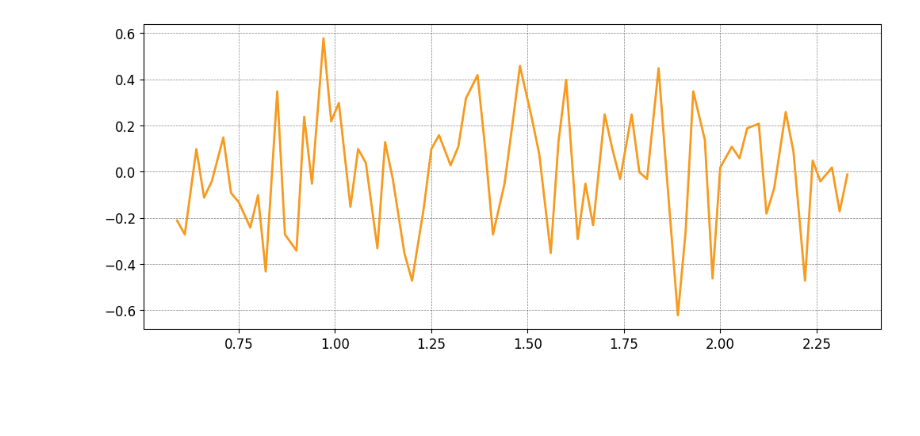
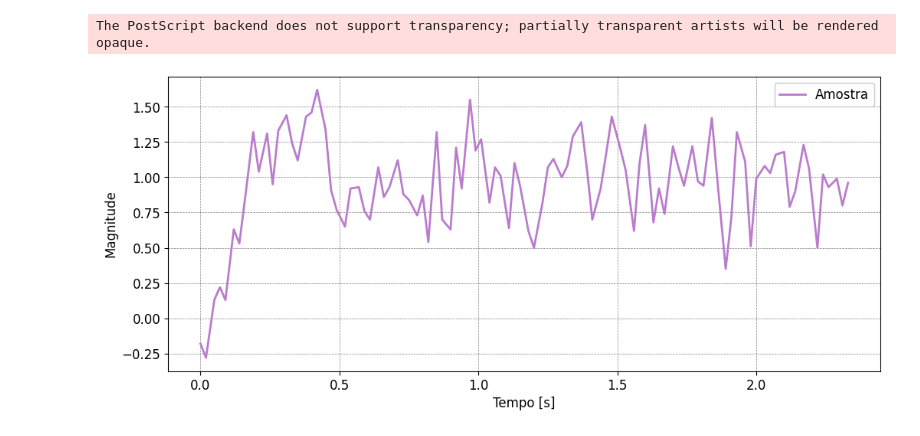
Before and after one commit to ErickNMA/Inst._Ind., a Jupyter notebook: Atividade_3/analise_sinal2.ipynb, the cells around one changed output. Saved outputs shown, nothing was run; the diff lists cells and outputs as text; code cells hidden in the pictures; blank space fills up the shorter version.

```diff
--- a/Atividade_3/analise_sinal2.ipynb
+++ b/Atividade_3/analise_sinal2.ipynb
@@ -31,10 +16,16 @@ plt.show()
-# %%
-media = np.mean(dados)
-sig_noise = (dados-media)
-
-#Sinal excluindo a média:
-plt.figure(2)
-plt.plot(t, sig_noise, color='C4')
-plt.show()
-# %% [output]
-[figure, removed]
+# %%
+#Importando arquivos:
+dados = np.loadtxt('Sinal2.txt')
+t = np.loadtxt('Tempo2.txt')
+
+#Amostra completa de sinal:
+plt.rcParams['figure.figsize'] = (12, 5)
+plt.figure(1)
+plt.plot(t, dados, color='C5', label='Amostra')
+plt.ylabel('Magnitude')
+plt.xlabel('Tempo [s]')
+plt.legend()
+plt.savefig('curves/a2.eps', dpi=600, transparent=True, bbox_inches='tight')
+# %% [output]
+The PostScript backend does not support transparency; partially transparent artists will be rendered opaque.
+[figure, added]
```
Also changed, not shown: parts of 4 cells of this notebook, 17 other files.
